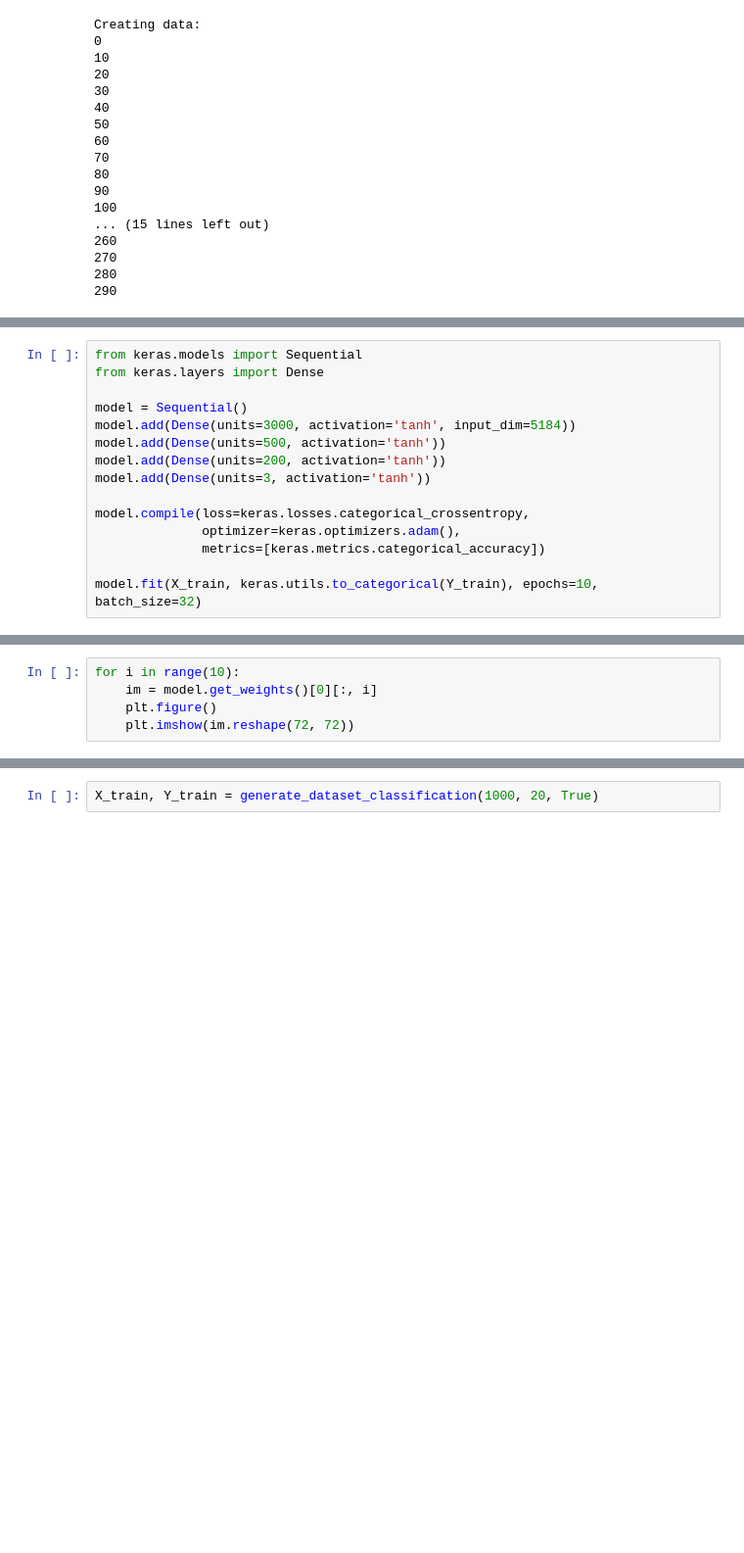
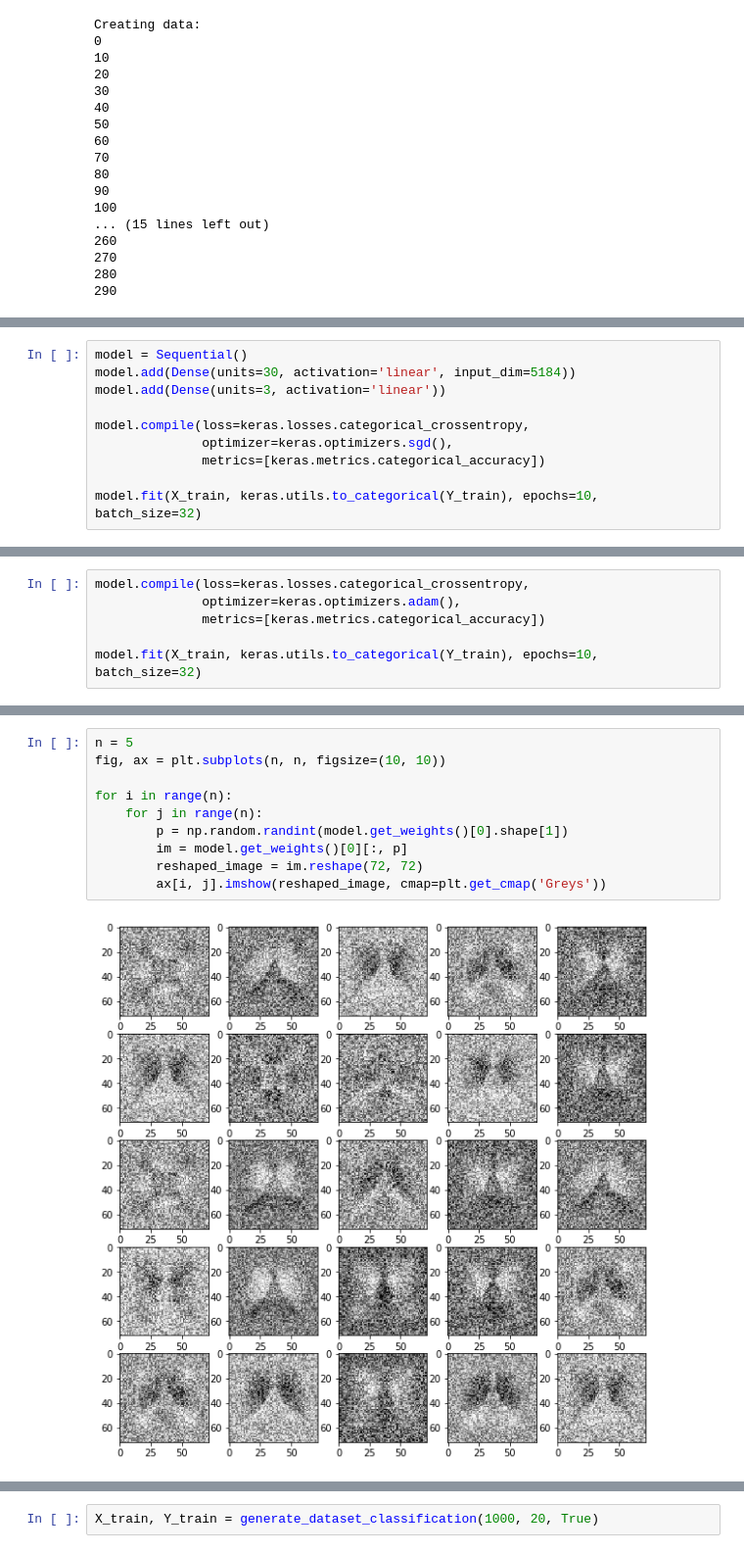
Before and after one commit to hugcis/deep-learning-course, a Jupyter notebook: MP1/mp1.ipynb, the cells around one changed output, grey strips where cells are left out. Shown: that part at 98% size. Drawn from its saved outputs; the diff is of its cells as text; blank space fills up the shorter version.

```diff
--- a/MP1/mp1.ipynb
+++ b/MP1/mp1.ipynb
@@ -36,15 +43,10 @@ Creating data:
 # %%
-from keras.models import Sequential
-from keras.layers import Dense
-
 model = Sequential()
-model.add(Dense(units=3000, activation='tanh', input_dim=5184))
-model.add(Dense(units=500, activation='tanh'))
-model.add(Dense(units=200, activation='tanh'))
-model.add(Dense(units=3, activation='tanh'))
+model.add(Dense(units=30, activation='linear', input_dim=5184))
+model.add(Dense(units=3, activation='linear'))
 
 model.compile(loss=keras.losses.categorical_crossentropy,
-              optimizer=keras.optimizers.adam(),
+              optimizer=keras.optimizers.sgd(),
               metrics=[keras.metrics.categorical_accuracy])
 
 model.fit(X_train, keras.utils.to_categorical(Y_train), epochs=10, batch_size=32)
@@ -72,6 +74 @@ Epoch 10/10
 <keras.callbacks.History at 0x...>
-# %%
-for i in range(10):
-    im = model.get_weights()[0][:, i]
-    plt.figure()
-    plt.imshow(im.reshape(72, 72))
@@ -88,0 +77,6 @@ for i in range(10):
+# %%
+model.compile(loss=keras.losses.categorical_crossentropy,
+              optimizer=keras.optimizers.adam(),
+              metrics=[keras.metrics.categorical_accuracy])
+
+model.fit(X_train, keras.utils.to_categorical(Y_train), epochs=10, batch_size=32)
@@ -88,0 +111,12 @@ for i in range(10):
+# %%
+n = 5
+fig, ax = plt.subplots(n, n, figsize=(10, 10))
+
+for i in range(n):
+    for j in range(n):
+        p = np.random.randint(model.get_weights()[0].shape[1])
+        im = model.get_weights()[0][:, p]
+        reshaped_image = im.reshape(72, 72)
+        ax[i, j].imshow(reshaped_image, cmap=plt.get_cmap('Greys'))
+# %% [output]
+[figure, added]
```
Also changed, not shown: parts of 39 cells of this notebook, 1 other file.
